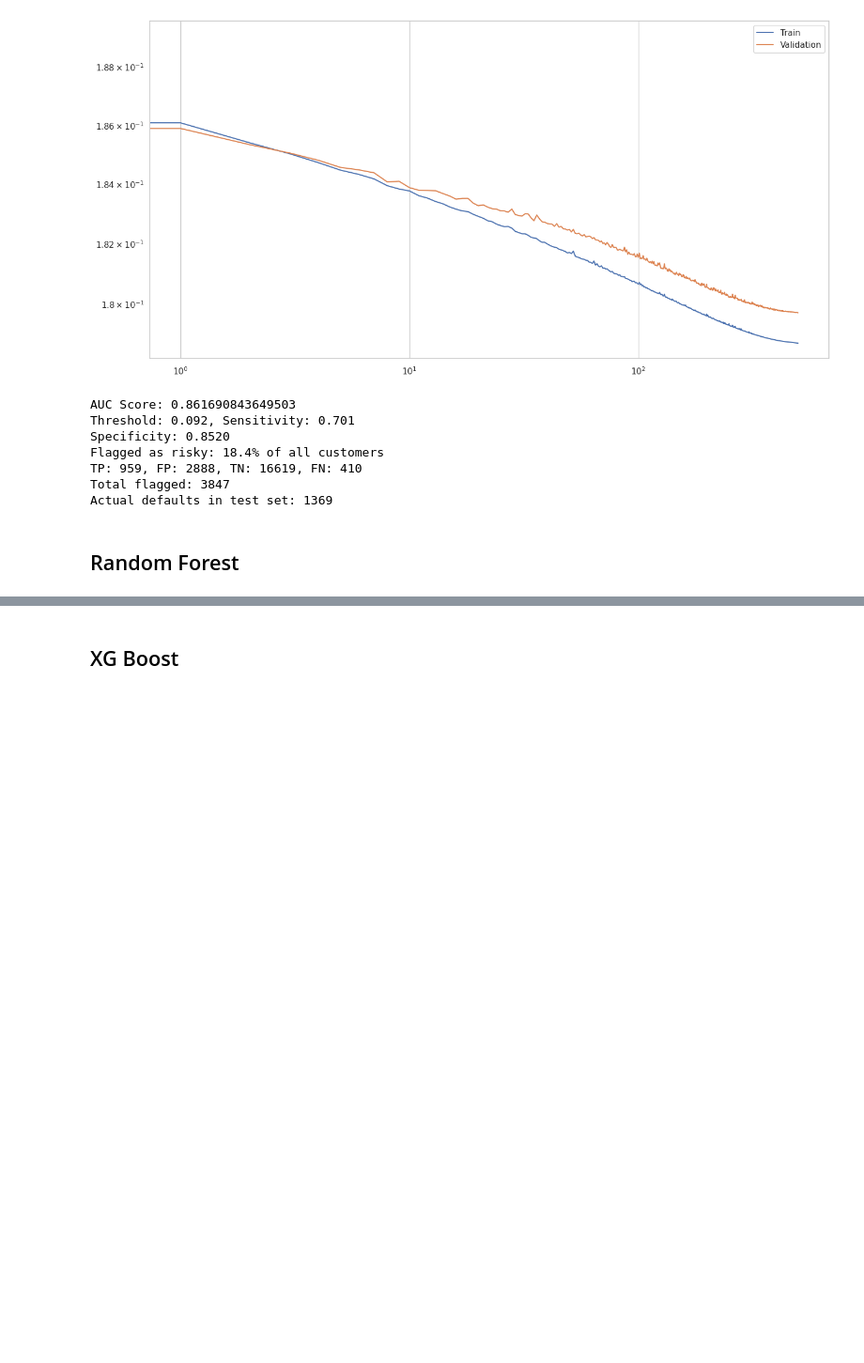
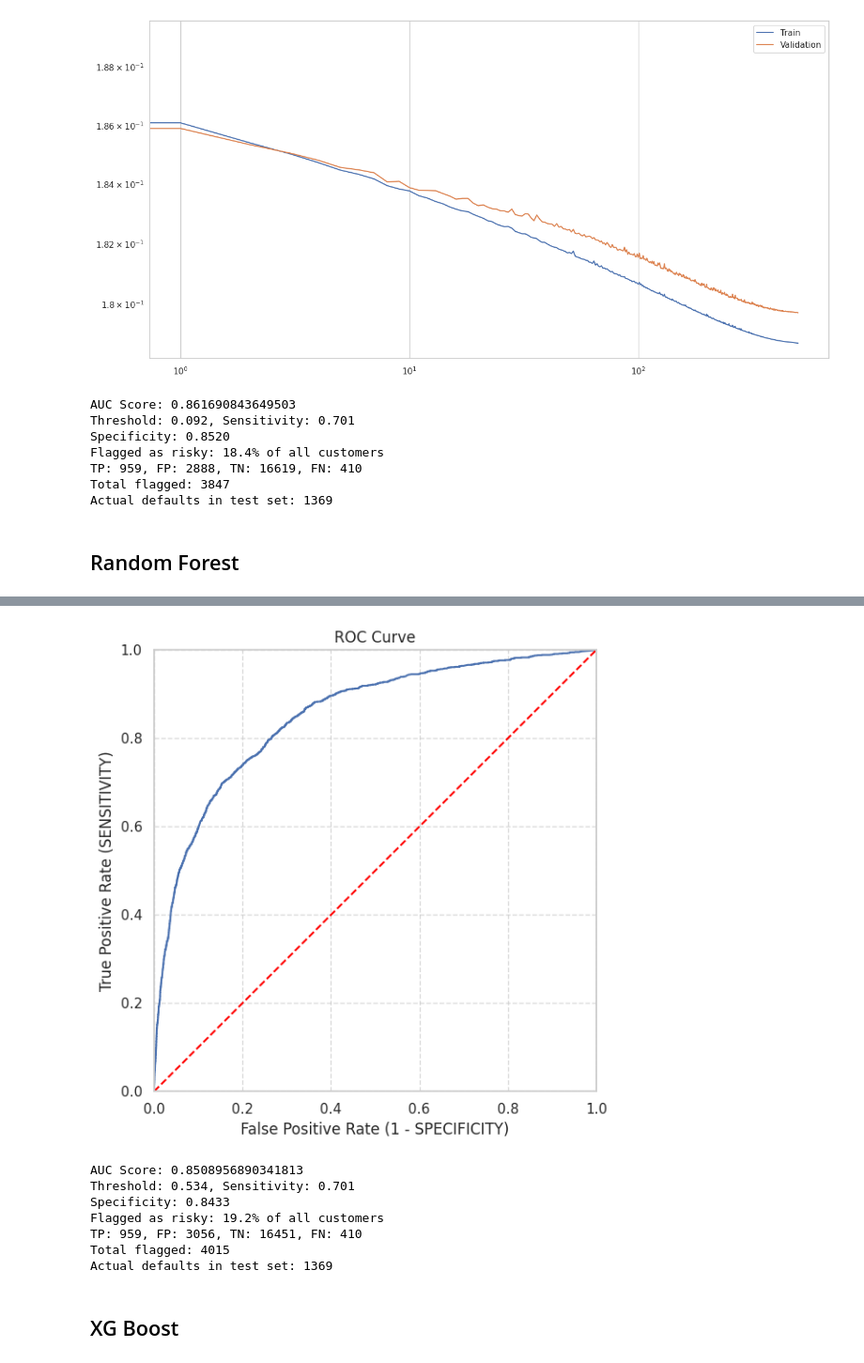
Before and after one commit to giuliacavoletti/NAML_project, a Jupyter notebook: src/GiveMeSomeCredit_logisticreg.ipynb, the cells around one changed output, grey strips where cells are left out. Shown at 94% size. Saved outputs shown, nothing was run; the diff lists cells and outputs as text; code cells hidden in the pictures; blank space fills up the shorter version.

```diff
--- a/src/GiveMeSomeCredit_logisticreg.ipynb
+++ b/src/GiveMeSomeCredit_logisticreg.ipynb
@@ -572,30 +599,39 @@ print('AUC Score:', (roc_auc_score(y_train, clf_preds)))
 # %%
-clf_scores_proba = clf.predict_proba(X_test_scaled)
-clf_preds = clf_scores_proba[:, 1]
+rf_prob = cl_forest.predict_proba(X_test_scaled)
+clf_preds = rf_prob[:, 1]
 
 fpr, tpr, thresholds = roc_curve(y_test, clf_preds)
 plot_roc_curve(fpr, tpr)
 print('AUC Score:', roc_auc_score(y_test, clf_preds))
 
 # Find threshold that gives sensitivity >= 0.7
 best_thresh = None
 for thresh, sens in zip(thresholds, tpr):
     if sens >= 0.70:
         best_thresh = thresh
         print(f"Threshold: {thresh:.3f}, Sensitivity: {sens:.3f}")
         break
 
 # Apply threshold
 y_pred = (clf_preds >= best_thresh).astype(int)
 
 tn, fp, fn, tp = confusion_matrix(y_test, y_pred).ravel()
 specificity = tn / (tn + fp)
 
 print(f"Specificity: {specificity:.4f}")
 print(f"Flagged as risky: {(tp + fp) / len(y_test) * 100:.1f}% of all customers")
 print(f"TP: {tp}, FP: {fp}, TN: {tn}, FN: {fn}")
 print(f"Total flagged: {tp + fp}")
 print(f"Actual defaults in test set: {tp + fn}")
+# %% [output]
+[figure, added]
+AUC Score: 0.8508956890341813
+Threshold: 0.534, Sensitivity: 0.701
+Specificity: 0.8433
+Flagged as risky: 19.2% of all customers
+TP: 959, FP: 3056, TN: 16451, FN: 410
+Total flagged: 4015
+Actual defaults in test set: 1369
 # %% [markdown]
 ## XG Boost
 # %%
```
Also changed, not shown: parts of 18 cells of this notebook.
